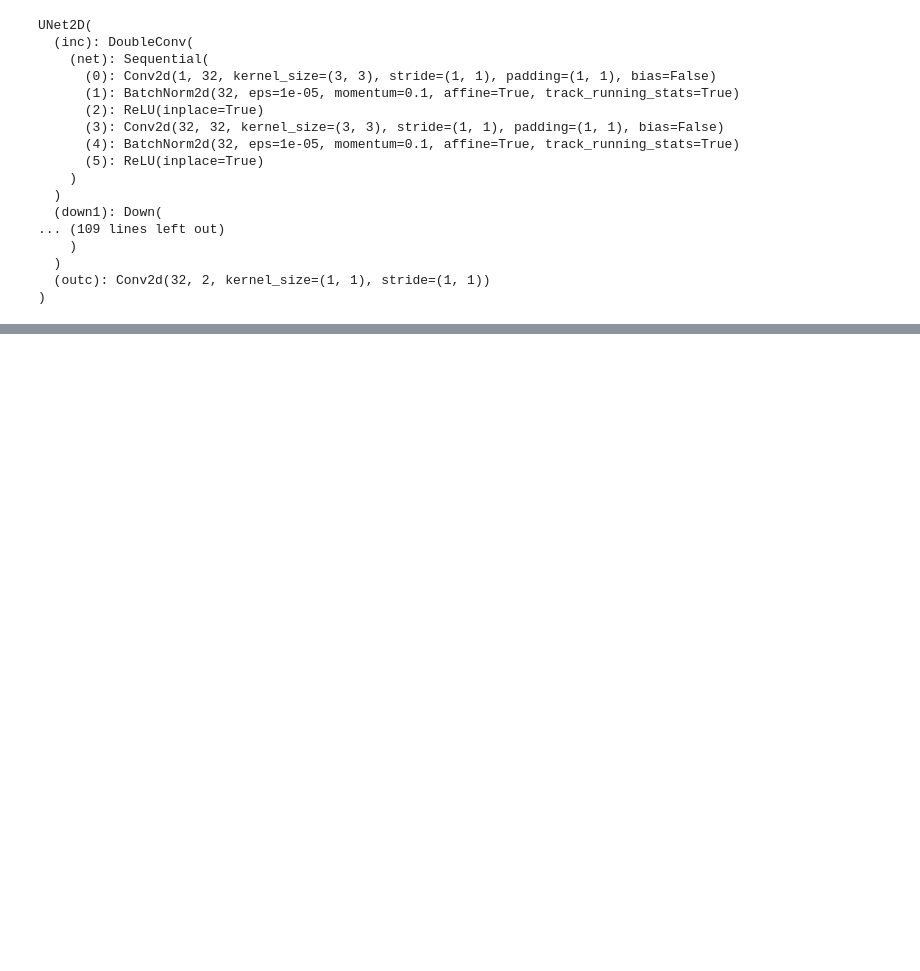
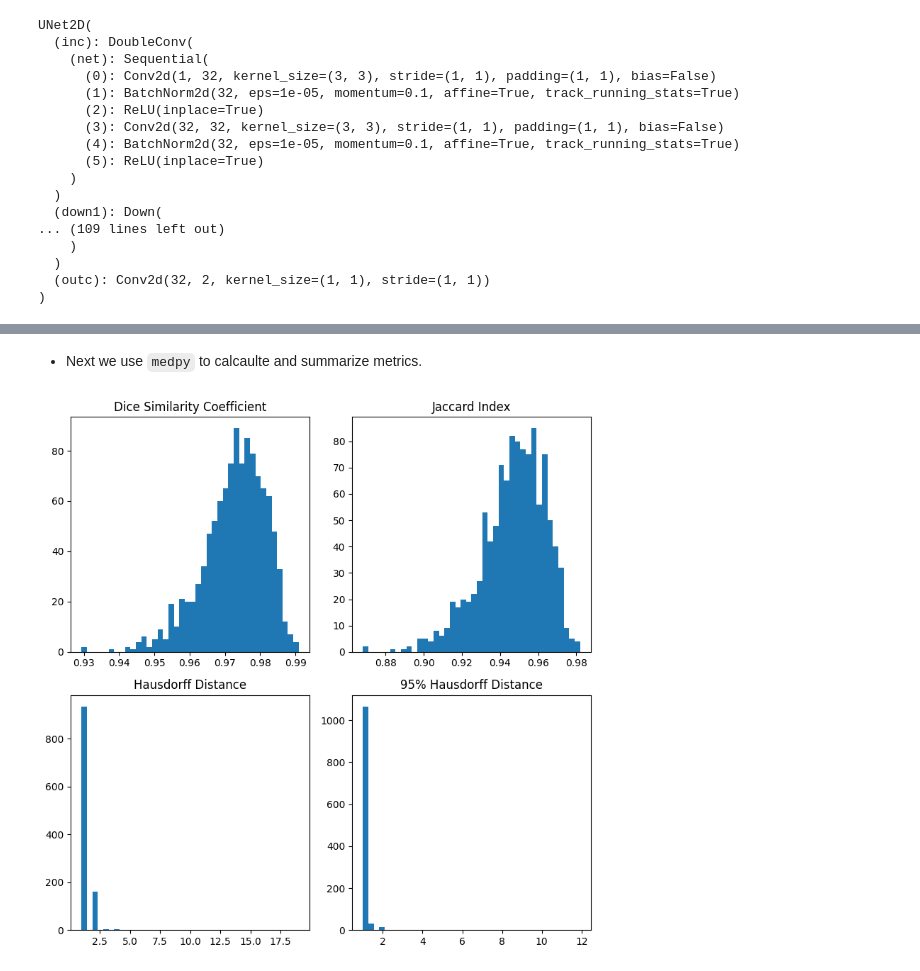
Before and after one commit to mdblackledge/theoryofimaging2, a Jupyter notebook: workshop/practical_exercises.ipynb, the cells around one changed output, grey strips where cells are left out. Cells and saved outputs as stored; diff of their text form; code cells hidden in the pictures; blank space fills up the shorter version.

```diff
--- a/workshop/practical_exercises.ipynb
+++ b/workshop/practical_exercises.ipynb
@@ -1900,0 +1918,36 @@ plt.show()
+# %% [markdown]
+ - Next we use `medpy` to calcaulte and summarize metrics.
+# %%
+from medpy.metric import dc, jc, hd, hd95
+
+# 1. Calcaulte the metrics for all test images
+# ============================================
+dscs = []
+jcs = []
+hds = []
+hd95s = []
+pbar = tqdm(range(len(test_masks_true)), desc = "Calculating metrics")
+for true, pred in zip(test_masks_true, test_masks_pred):
+    dscs.append(dc(true, pred))
+    jcs.append(jc(true, pred))
+    hds.append(hd(true, pred))
+    hd95s.append(hd95(true, pred))
+    pbar.update(1)
+pbar.close()
+
+# 2. Plot their distributions
+# ===========================
+f, ax = plt.subplots(2, 2, figsize = (8, 8))
+ax = ax.ravel()
+ax[0].hist(dscs, bins = 40)
+ax[0].set_title("Dice Similarity Coefficient")
+ax[1].hist(jcs, bins = 40)
+ax[1].set_title("Jaccard Index")
+ax[2].hist(hds, bins = 40)
+ax[2].set_title("Hausdorff Distance")
+ax[3].hist(hd95s, bins = 40)
+ax[3].set_title("95% Hausdorff Distance")
+plt.tight_layout()
+plt.show()
+# %% [output]
+[figure, added]
```
Also changed, not shown: parts of 7 cells of this notebook.
